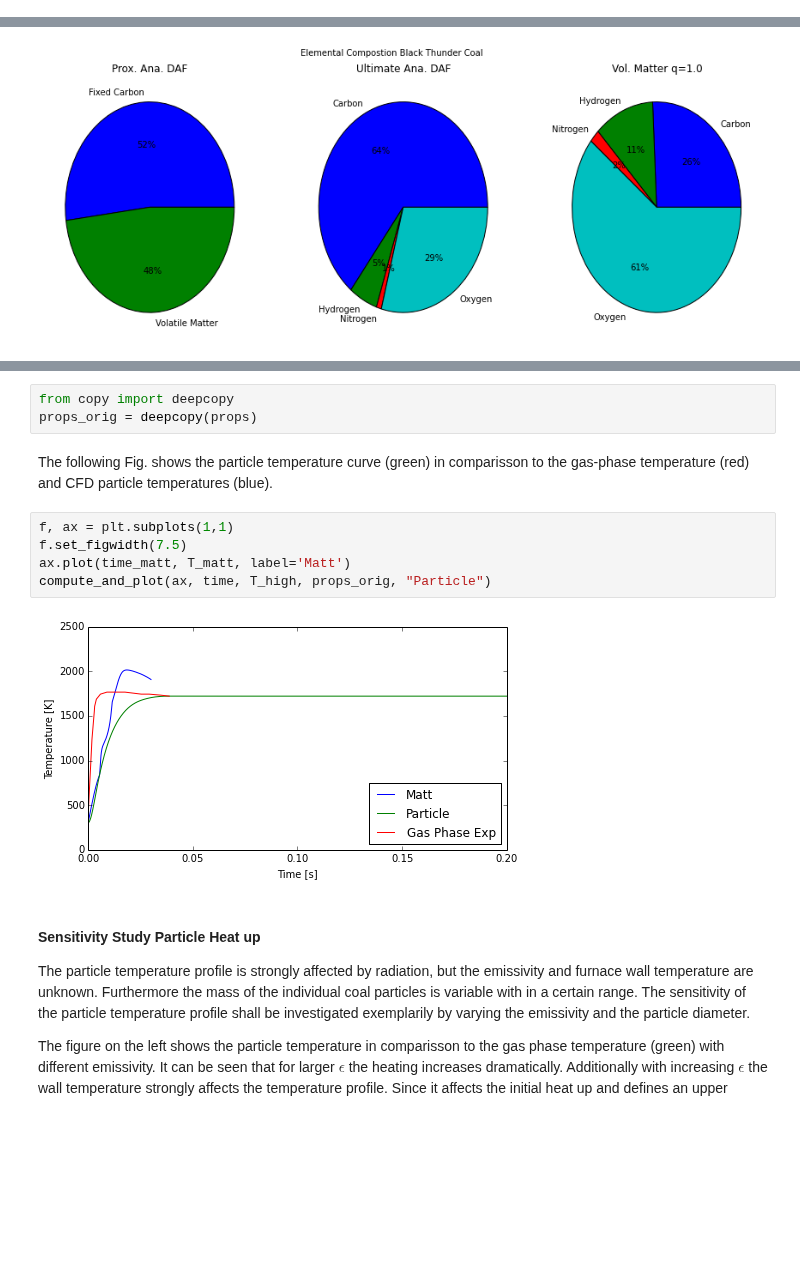
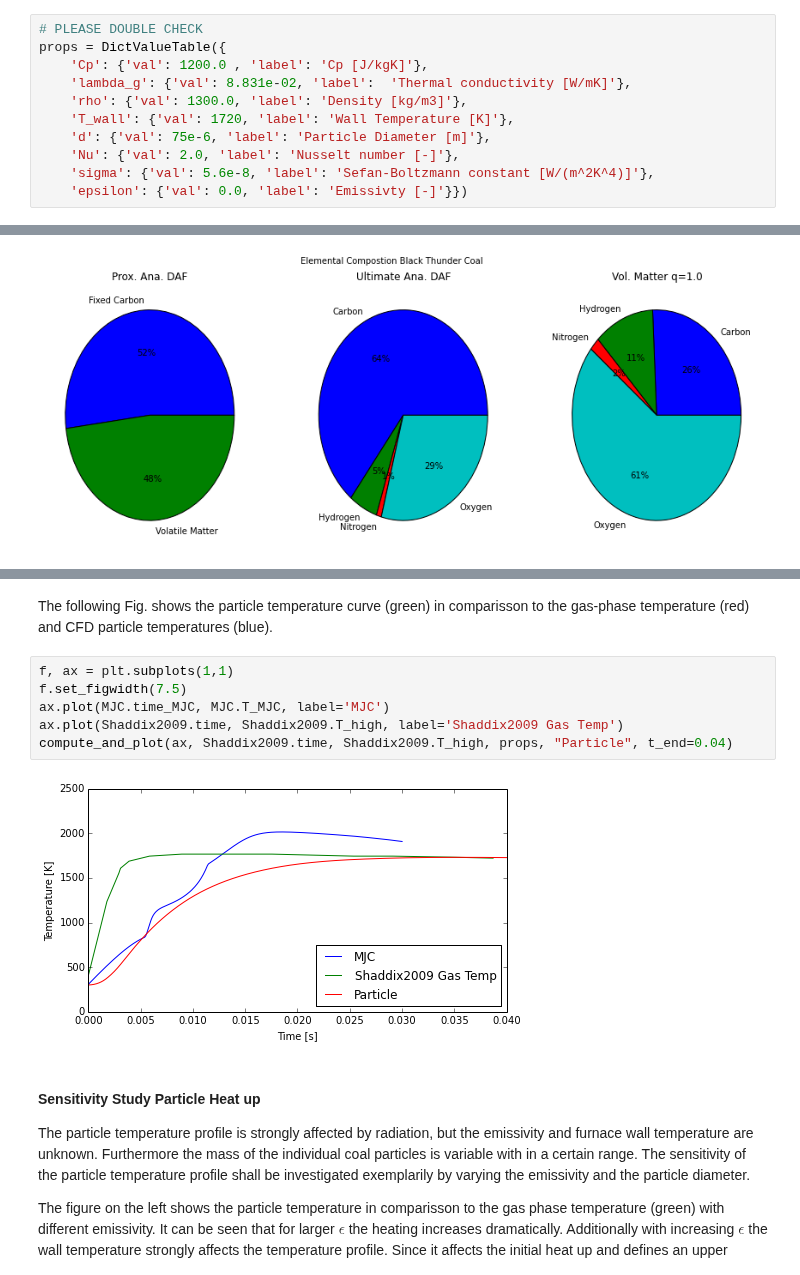
Before and after one commit to ostein/notebooks, a Jupyter notebook: pkp/BlackThunder.ipynb, the cells around one changed output, grey strips where cells are left out. Saved outputs shown, nothing was run; the diff lists cells and outputs as text; blank space fills up the shorter version.

Commit message:
fixed end times, refactored some functions, compute thermal conductivity)

```diff
--- a/pkp/BlackThunder.ipynb
+++ b/pkp/BlackThunder.ipynb
@@ -187,0 +183,11 @@ HTML(json2html.convert(json = props))
+# %%
+# PLEASE DOUBLE CHECK
+props = DictValueTable({
+    'Cp': {'val': 1200.0 , 'label': 'Cp [J/kgK]'},
+    'lambda_g': {'val': 8.831e-02, 'label':  'Thermal conductivity [W/mK]'},
+    'rho': {'val': 1300.0, 'label': 'Density [kg/m3]'},
+    'T_wall': {'val': 1720, 'label': 'Wall Temperature [K]'},
+    'd': {'val': 75e-6, 'label': 'Particle Diameter [m]'},
+    'Nu': {'val': 2.0, 'label': 'Nusselt number [-]'},
+    'sigma': {'val': 5.6e-8, 'label': 'Sefan-Boltzmann constant [W/(m^2K^4)]'},
+    'epsilon': {'val': 0.0, 'label': 'Emissivty [-]'}})
@@ -260,15 +238,13 @@ time_matt = [i*0.1/1000.0 for i,_ in enumerate(T_matt)]
-# %%
-from copy import deepcopy
-props_orig = deepcopy(props)
 # %% [markdown]
 The following Fig. shows the particle temperature curve (green) in comparisson to the gas-phase temperature (red) and CFD particle temperatures (blue).
 # %%
 f, ax = plt.subplots(1,1)
 f.set_figwidth(7.5)
-ax.plot(time_matt, T_matt, label='Matt')
-compute_and_plot(ax, time, T_high, props_orig, "Particle")
+ax.plot(MJC.time_MJC, MJC.T_MJC, label='MJC')
+ax.plot(Shaddix2009.time, Shaddix2009.T_high, label='Shaddix2009 Gas Temp')
+compute_and_plot(ax, Shaddix2009.time, Shaddix2009.T_high, props, "Particle", t_end=0.04)
 # %% [output]
-[figure, old version]
+[figure, new version]
 # %% [markdown]
 #### Sensitivity Study Particle Heat up
 The particle temperature profile is strongly affected by radiation, but the emissivity and furnace wall temperature are unknown. Furthermore the mass of the individual coal particles is variable with in a certain range. The sensitivity of the particle temperature profile shall be investigated exemplarily by varying the emissivity and the particle diameter.
```
Also changed, not shown: parts of 61 cells of this notebook.
